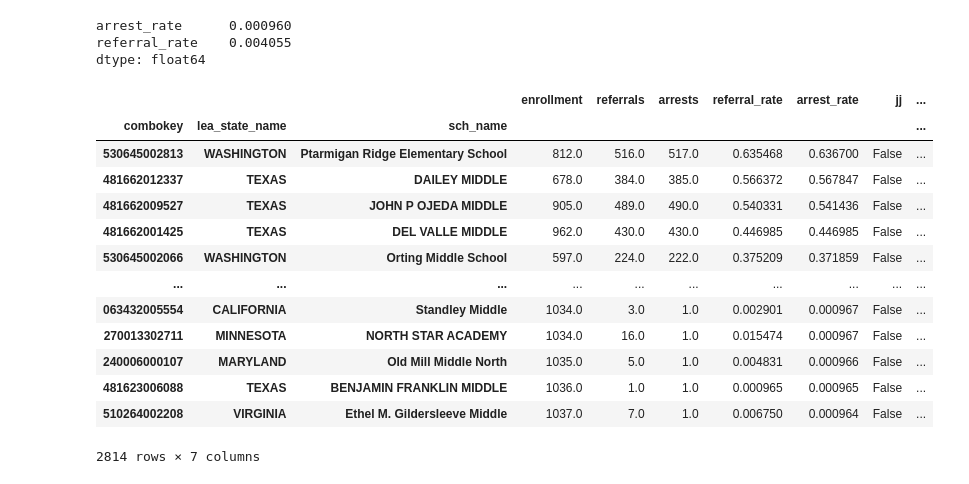
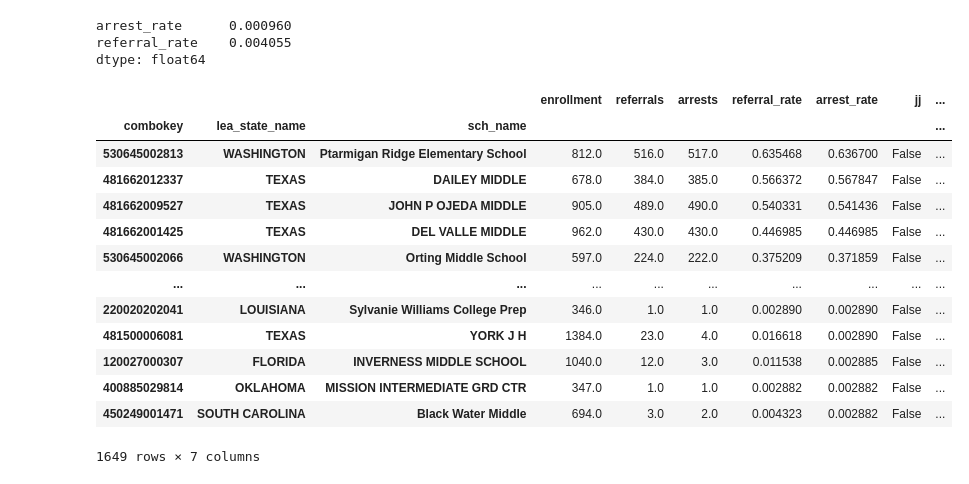
Before and after one commit to cbs-news-data/crdc-le-referral-data, a Jupyter notebook: notebooks/crdc_referrals_arrests/crdc_referrals_arrests.ipynb, the cells around one changed output. Saved outputs shown, nothing was run; the diff lists cells and outputs as text; code cells hidden in the pictures.

```diff
--- a/notebooks/crdc_referrals_arrests/crdc_referrals_arrests.ipynb
+++ b/notebooks/crdc_referrals_arrests/crdc_referrals_arrests.ipynb
@@ -443,37 +443,37 @@ def get_max_grade(row):
 # build a dataframe with enrollment, referrals, arrests, rates and characteristics
 (
     enr.query("variable == 'overall'")
     .groupby(INDEX_COLS)
     .enrollment.sum()
     .to_frame("enrollment")
     .join(ref.groupby(INDEX_COLS).referrals.sum().to_frame("referrals"))
     .join(arr.groupby(INDEX_COLS).arrests.sum().to_frame("arrests"))
     .assign(referral_rate=lambda df: df.referrals / df.enrollment)
     .assign(arrest_rate=lambda df: df.arrests / df.enrollment)
     .sort_values("arrest_rate", ascending=False)
     .join(
         cha.set_index(INDEX_COLS)
         .drop("lea_name", axis=1)
         .assign(max_grade=lambda df: df.apply(get_max_grade, axis=1))[
             ["jj", "max_grade"]
         ],
         how="left",
     )
     .query("jj == False & max_grade <= 8 & enrollment > 100")
-    .query("arrest_rate > @national_rates['arrest_rate']")
+    .query("arrest_rate > @national_rates['arrest_rate'] * 3")
 )
 # %% [output]
 |  |  |  | enrollment | referrals | arrests | referral_rate | arrest_rate | jj | ... |
 | combokey | lea_state_name | sch_name |  |  |  |  |  |  | ... |
 | 530645002813 | WASHINGTON | Ptarmigan Ridge Elementary School | 812.0 | 516.0 | 517.0 | 0.635468 | 0.636700 | False | ... |
 | 481662012337 | TEXAS | DAILEY MIDDLE | 678.0 | 384.0 | 385.0 | 0.566372 | 0.567847 | False | ... |
 | 481662009527 | TEXAS | JOHN P OJEDA MIDDLE | 905.0 | 489.0 | 490.0 | 0.540331 | 0.541436 | False | ... |
 | 481662001425 | TEXAS | DEL VALLE MIDDLE | 962.0 | 430.0 | 430.0 | 0.446985 | 0.446985 | False | ... |
 | 530645002066 | WASHINGTON | Orting Middle School | 597.0 | 224.0 | 222.0 | 0.375209 | 0.371859 | False | ... |
 | ... | ... | ... | ... | ... | ... | ... | ... | ... | ... |
-| 063432005554 | CALIFORNIA | Standley Middle | 1034.0 | 3.0 | 1.0 | 0.002901 | 0.000967 | False | ... |
-| 270013302711 | MINNESOTA | NORTH STAR ACADEMY | 1034.0 | 16.0 | 1.0 | 0.015474 | 0.000967 | False | ... |
-| 240006000107 | MARYLAND | Old Mill Middle North | 1035.0 | 5.0 | 1.0 | 0.004831 | 0.000966 | False | ... |
-| 481623006088 | TEXAS | BENJAMIN FRANKLIN MIDDLE | 1036.0 | 1.0 | 1.0 | 0.000965 | 0.000965 | False | ... |
-| 510264002208 | VIRGINIA | Ethel M. Gildersleeve Middle | 1037.0 | 7.0 | 1.0 | 0.006750 | 0.000964 | False | ... |
+| 220020202041 | LOUISIANA | Sylvanie Williams College Prep | 346.0 | 1.0 | 1.0 | 0.002890 | 0.002890 | False | ... |
+| 481500006081 | TEXAS | YORK J H | 1384.0 | 23.0 | 4.0 | 0.016618 | 0.002890 | False | ... |
+| 120027000307 | FLORIDA | INVERNESS MIDDLE SCHOOL | 1040.0 | 12.0 | 3.0 | 0.011538 | 0.002885 | False | ... |
+| 400885029814 | OKLAHOMA | MISSION INTERMEDIATE GRD CTR | 347.0 | 1.0 | 1.0 | 0.002882 | 0.002882 | False | ... |
+| 450249001471 | SOUTH CAROLINA | Black Water Middle | 694.0 | 3.0 | 2.0 | 0.004323 | 0.002882 | False | ... |
-2814 rows × 7 columns
+1649 rows × 7 columns
```
Also changed, not shown: 4 other files.
